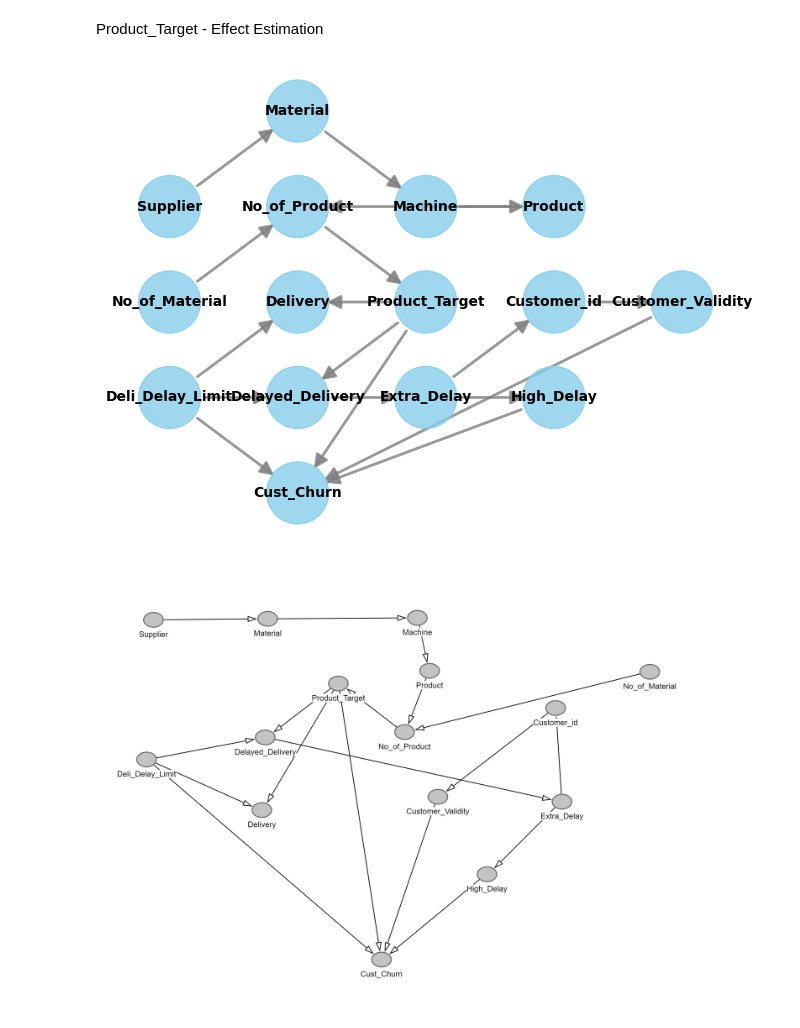
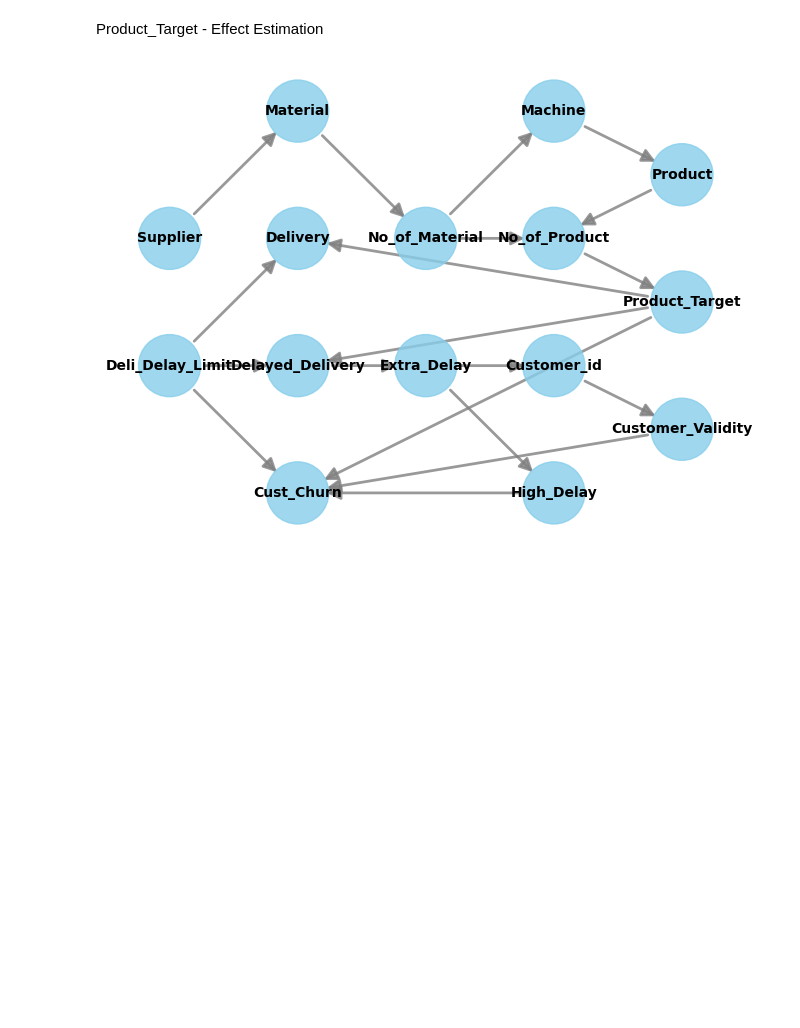
Before and after one commit to Subhiksha-RM/SC_DoWhy, a Jupyter notebook: Cust_Churn_Effect.ipynb, the cells around one changed output. Cells and saved outputs as stored; diff of their text form; code cells hidden in the pictures; blank space fills up the shorter version.

```diff
--- a/Cust_Churn_Effect.ipynb
+++ b/Cust_Churn_Effect.ipynb
@@ -52,7 +52,7 @@ df['Extra_Delay'] =  df['Deli_Delay_Limit'] + 8
 #df['Customer_id'] = 'C' + pd.Series((df.index % 20) + 1).astype(str)
 
 # Reduce the number of P3 products by 50% in the second week
-df.loc[(df['Week'] == 'Week2') & (df['Machine']=='Mach3') & (df['Product'] == 'P3'), 'No_of_Product'] *= 0.5
+#df.loc[(df['Week'] == 'Week2') & (df['Machine']=='Mach3') & (df['Product'] == 'P3'), 'No_of_Product'] *= 0.5
 # Add Customer_Validity column
 conditions = [
     (df['Week'] == 'Week1') & (df['Extra_Delay'] >= 10 ),
@@ -266,16 +266,15 @@ High_Delay->Cust_Churn; Deli_Delay_Limit -> Cust_Churn;
 # %%
 from dowhy import CausalModel
 from IPython.display import Image, display
 model= CausalModel(
         data = df,
         graph=causal_graph.replace("\n", " "),
-        treatment='No_of_Product',
+        treatment='Product_Target',
         outcome='Cust_Churn')
 model.view_model()
-display(Image(filename="dagitty-model-3.png"))
+#display(Image(filename="dagitty-model-3.png"))
 # %% [output]
-[figure, old version]
+[figure, new version]
-[figure, removed]
 # %%
 #Identify the causal effect
 estimands = model.identify_effect()
```
Also changed, not shown: parts of 8 cells of this notebook, 3 other files.
